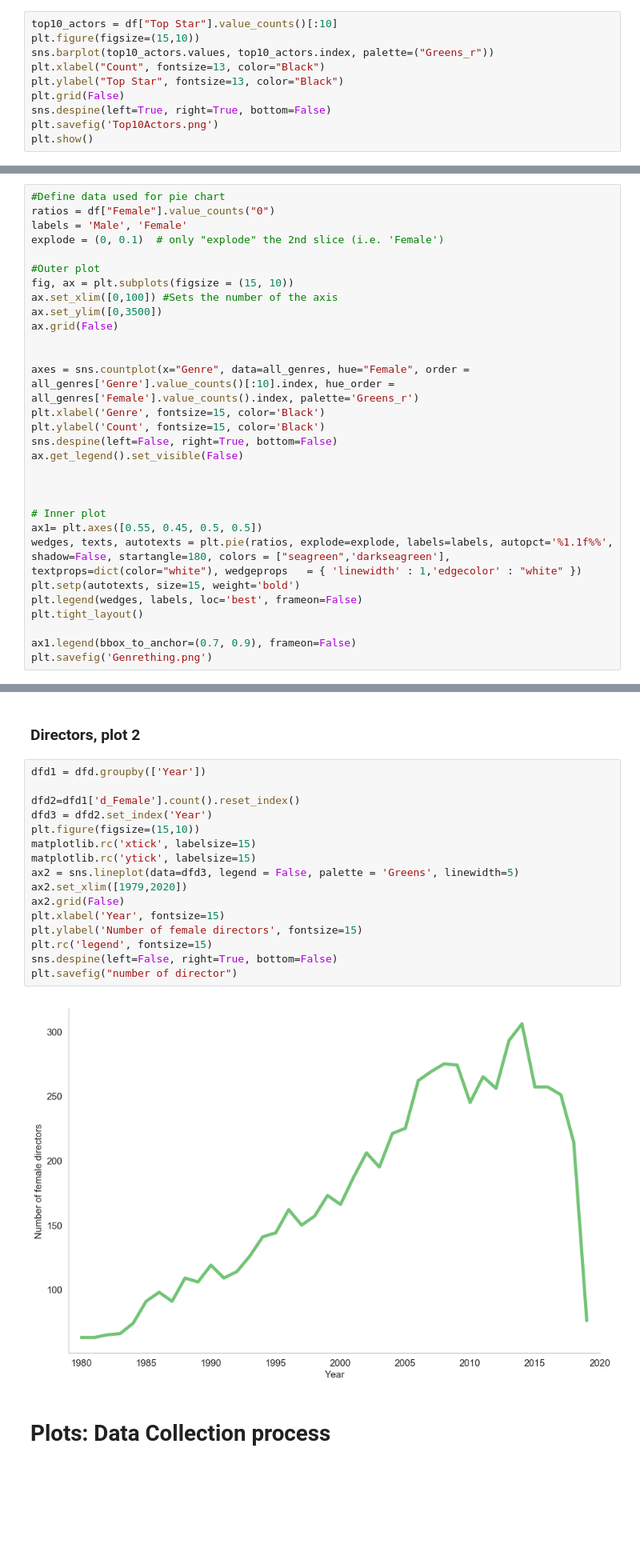
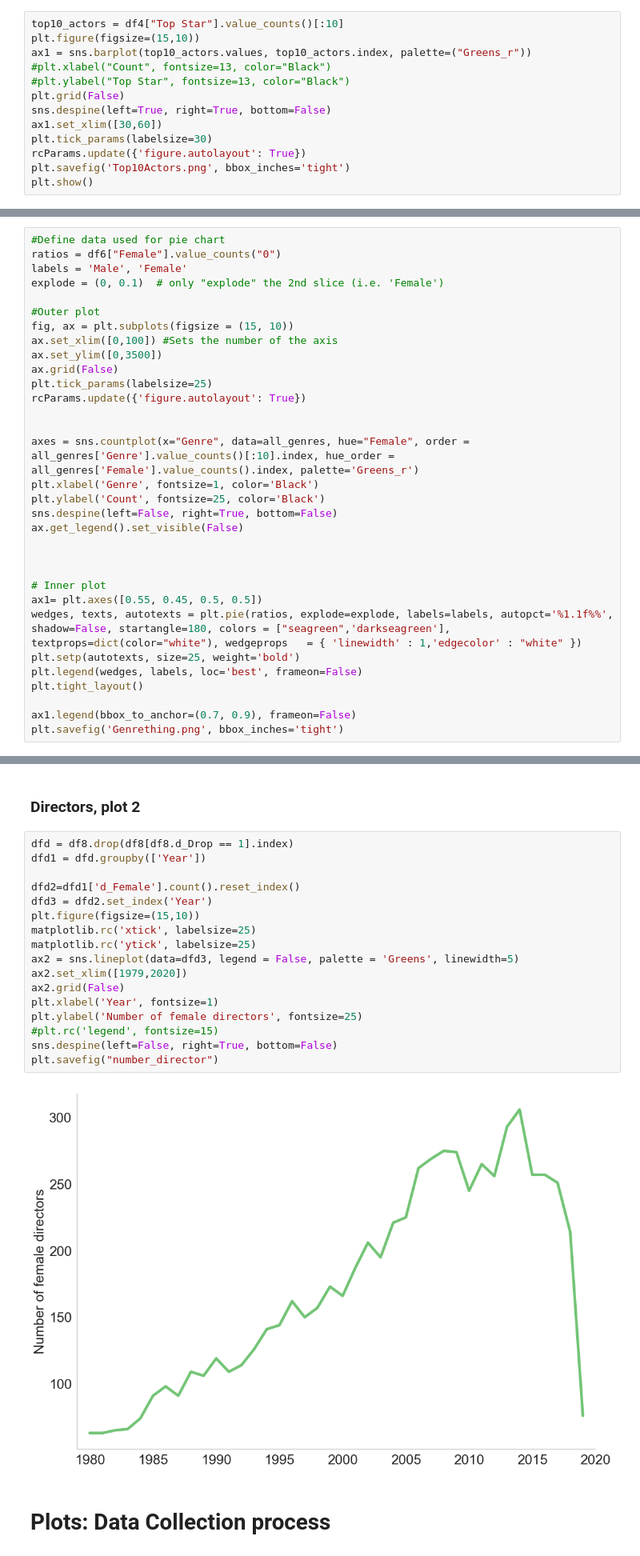
Before and after one commit to jbjornholm/Group-31-SoDa, a Jupyter notebook: Data/Plots/All plots.ipynb, the cells around one changed output, grey strips where cells are left out. Shown at 80% size. Drawn from its saved outputs; the diff is of its cells as text; blank space fills up the shorter version.

```diff
--- a/Data/Plots/All plots.ipynb
+++ b/Data/Plots/All plots.ipynb
@@ -68,13 +81,16 @@ plt.show()
 # %% [markdown]
 ### Plot of top ten actors
 # %%
-top10_actors = df["Top Star"].value_counts()[:10]
+top10_actors = df4["Top Star"].value_counts()[:10]
 plt.figure(figsize=(15,10))
-sns.barplot(top10_actors.values, top10_actors.index, palette=("Greens_r"))
-plt.xlabel("Count", fontsize=13, color="Black")
-plt.ylabel("Top Star", fontsize=13, color="Black")
+ax1 = sns.barplot(top10_actors.values, top10_actors.index, palette=("Greens_r"))
+#plt.xlabel("Count", fontsize=13, color="Black")
+#plt.ylabel("Top Star", fontsize=13, color="Black")
 plt.grid(False)
 sns.despine(left=True, right=True, bottom=False)
-plt.savefig('Top10Actors.png')
+ax1.set_xlim([30,60])
+plt.tick_params(labelsize=30)
+rcParams.update({'figure.autolayout': True})
+plt.savefig('Top10Actors.png', bbox_inches='tight')
 plt.show()
 # %% [output]
@@ -126,6 +141,6 @@ KeyError: "['Genre 1', 'Genre 3', 'Genre 2'] not in index"
 # %%
 #Define data used for pie chart
-ratios = df["Female"].value_counts("0")
+ratios = df6["Female"].value_counts("0")
 labels = 'Male', 'Female'
 explode = (0, 0.1)  # only "explode" the 2nd slice (i.e. 'Female')
 
@@ -134,11 +149,13 @@ fig, ax = plt.subplots(figsize = (15, 10))
 ax.set_xlim([0,100]) #Sets the number of the axis
 ax.set_ylim([0,3500])
 ax.grid(False)
+plt.tick_params(labelsize=25)
+rcParams.update({'figure.autolayout': True})
 
 
 axes = sns.countplot(x="Genre", data=all_genres, hue="Female", order = all_genres['Genre'].value_counts()[:10].index, hue_order = all_genres['Female'].value_counts().index, palette='Greens_r')
-plt.xlabel('Genre', fontsize=15, color='Black')
-plt.ylabel('Count', fontsize=15, color='Black')
+plt.xlabel('Genre', fontsize=1, color='Black')
+plt.ylabel('Count', fontsize=25, color='Black')
 sns.despine(left=False, right=True, bottom=False)
 ax.get_legend().set_visible(False)
 
@@ -147,10 +164,10 @@ ax.get_legend().set_visible(False)
 # Inner plot
 ax1= plt.axes([0.55, 0.45, 0.5, 0.5])
 wedges, texts, autotexts = plt.pie(ratios, explode=explode, labels=labels, autopct='%1.1f%%', shadow=False, startangle=180, colors = ["seagreen",'darkseagreen'], textprops=dict(color="white"), wedgeprops   = { 'linewidth' : 1,'edgecolor' : "white" })
-plt.setp(autotexts, size=15, weight='bold')
+plt.setp(autotexts, size=25, weight='bold')
 plt.legend(wedges, labels, loc='best', frameon=False)
 plt.tight_layout()
 
 ax1.legend(bbox_to_anchor=(0.7, 0.9), frameon=False)
-plt.savefig('Genrething.png')
+plt.savefig('Genrething.png', bbox_inches='tight')
 # %% [output]
@@ -191,23 +207,24 @@ plt.savefig('Directors.png')
 # %% [markdown]
 ### Directors, plot 2
 # %%
+dfd = df8.drop(df8[df8.d_Drop == 1].index)
 dfd1 = dfd.groupby(['Year'])
 
 dfd2=dfd1['d_Female'].count().reset_index()
 dfd3 = dfd2.set_index('Year')
 plt.figure(figsize=(15,10))
-matplotlib.rc('xtick', labelsize=15)
-matplotlib.rc('ytick', labelsize=15)
+matplotlib.rc('xtick', labelsize=25)
+matplotlib.rc('ytick', labelsize=25)
 ax2 = sns.lineplot(data=dfd3, legend = False, palette = 'Greens', linewidth=5)
 ax2.set_xlim([1979,2020])
 ax2.grid(False)
-plt.xlabel('Year', fontsize=15)
-plt.ylabel('Number of female directors', fontsize=15)
-plt.rc('legend', fontsize=15)
+plt.xlabel('Year', fontsize=1)
+plt.ylabel('Number of female directors', fontsize=25)
+#plt.rc('legend', fontsize=15)
 sns.despine(left=False, right=True, bottom=False)
-plt.savefig("number of director")
+plt.savefig("number_director")
 # %% [output]
-[figure, old version]
+[figure, new version]
 # %% [markdown]
 # Plots: Data Collection process
 # %%
```
Also changed, not shown: parts of 10 cells of this notebook, 8 other files.
